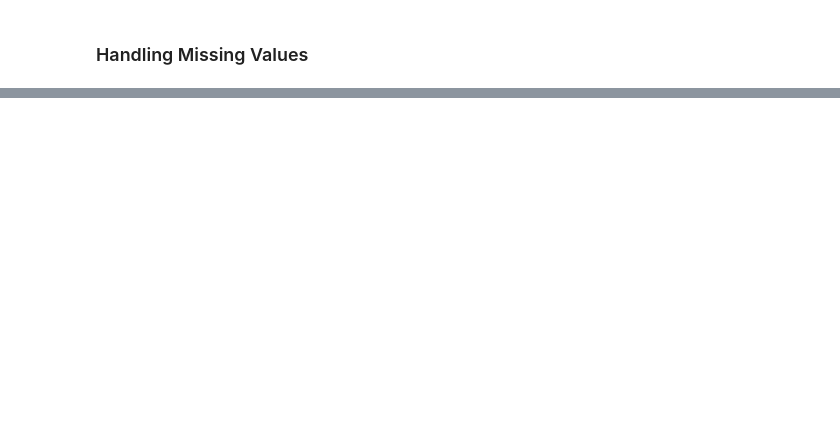
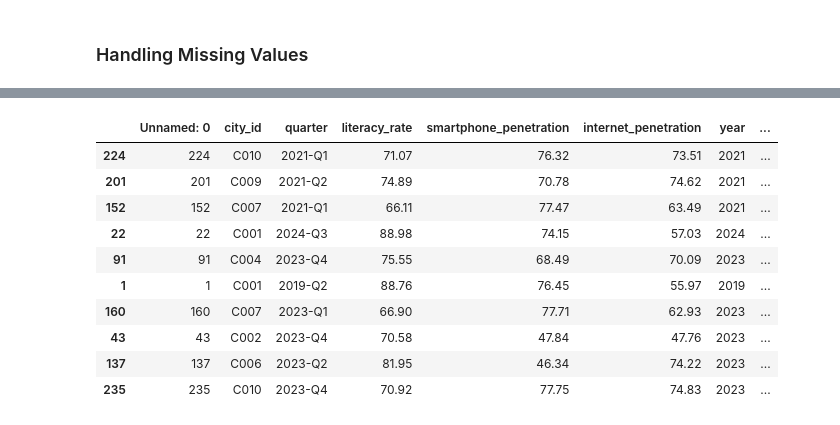
Before and after one commit to Gummudu-Hemanth/Bharat-Herald-Analytics, a Jupyter notebook: notebooks/preprocessing.ipynb, the cells around one changed output, grey strips where cells are left out. Drawn from its saved outputs; the diff is of its cells as text; code cells hidden in the pictures; blank space fills up the shorter version.

```diff
--- a/notebooks/preprocessing.ipynb
+++ b/notebooks/preprocessing.ipynb
@@ -112,0 +237,27 @@ ad_revenue_df , digital_plot_df = handling_missing_values(ad_revenue_df , digita
+# %%
+def preprocess_city_readiness(city_readiness_df):
+	# Create a copy
+	city_readiness_df_copy = city_readiness_df.copy()
+
+	# Extract year and quarter_num from Quarter Column
+	city_readiness_df_copy['year'] = city_readiness_df_copy['quarter'].str.extract(r'(\d{4})')
+	city_readiness_df_copy['quarter_num'] = city_readiness_df_copy['quarter'].str.extract(r'([Qq]\d|Qtr\d|[1-4]th\s*Qtr)', flags=re.IGNORECASE)
+	city_readiness_df_copy['quarter_num'] = city_readiness_df_copy['quarter_num'].str.replace('[^0-9]', '', regex=True)
+
+	return city_readiness_df_copy
+
+city_readiness_df = preprocess_city_readiness(city_readiness_df)
+# %%
+city_readiness_df.sample(10)
+# %% [output]
+|  | Unnamed: 0 | city_id | quarter | literacy_rate | smartphone_penetration | internet_penetration | year | ... |
+| 224 | 224 | C010 | 2021-Q1 | 71.07 | 76.32 | 73.51 | 2021 | ... |
+| 201 | 201 | C009 | 2021-Q2 | 74.89 | 70.78 | 74.62 | 2021 | ... |
+| 152 | 152 | C007 | 2021-Q1 | 66.11 | 77.47 | 63.49 | 2021 | ... |
+| 22 | 22 | C001 | 2024-Q3 | 88.98 | 74.15 | 57.03 | 2024 | ... |
+| 91 | 91 | C004 | 2023-Q4 | 75.55 | 68.49 | 70.09 | 2023 | ... |
+| 1 | 1 | C001 | 2019-Q2 | 88.76 | 76.45 | 55.97 | 2019 | ... |
+| 160 | 160 | C007 | 2023-Q1 | 66.90 | 77.71 | 62.93 | 2023 | ... |
+| 43 | 43 | C002 | 2023-Q4 | 70.58 | 47.84 | 47.76 | 2023 | ... |
+| 137 | 137 | C006 | 2023-Q2 | 81.95 | 46.34 | 74.22 | 2023 | ... |
+| 235 | 235 | C010 | 2023-Q4 | 70.92 | 77.75 | 74.83 | 2023 | ... |
```
Also changed, not shown: parts of 19 cells of this notebook, 6 other files.
